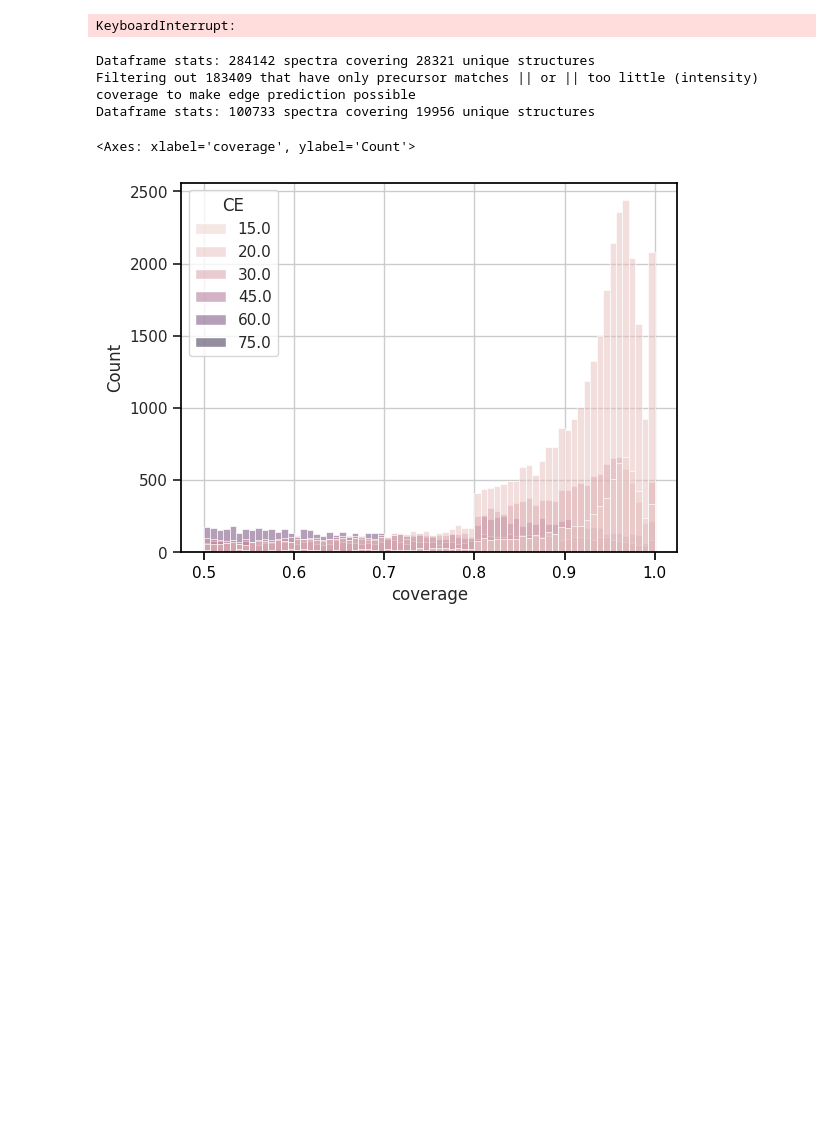
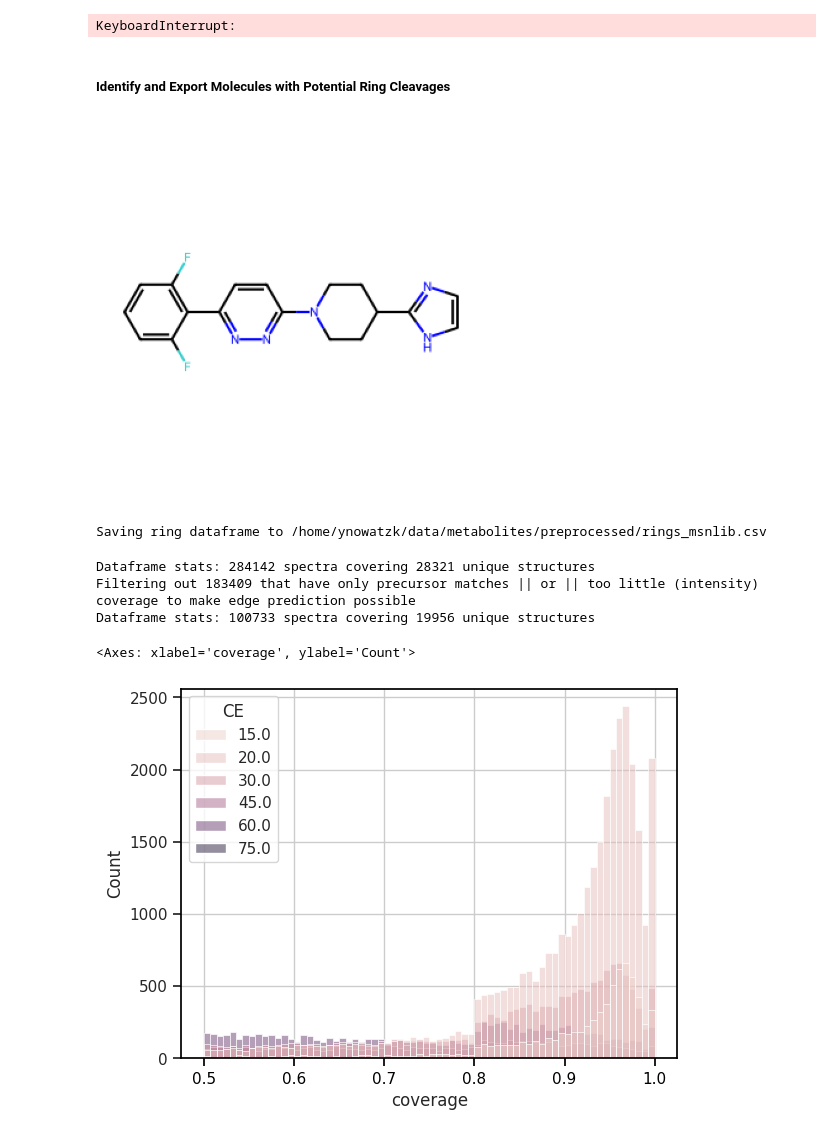
Before and after one commit to BAMeScience/fiora, a Jupyter notebook: lib_loader/msnlib_loader.ipynb, the cells around one changed output. Drawn from its saved outputs; the diff is of its cells as text; code cells hidden in the pictures; blank space fills up the shorter version.

Commit message:
Save ring dominated metabolites

```diff
--- a/lib_loader/msnlib_loader.ipynb
+++ b/lib_loader/msnlib_loader.ipynb
@@ -264,6 +264,28 @@ Num values in s_pseudo: 14655
 raise KeyboardInterrupt() #TODO continue here
 # %% [output]
 KeyboardInterrupt:
+# %% [markdown]
+##### Identify and Export Molecules with Potential Ring Cleavages
+# %%
+# TODO run this
+ring_condition = df["Metabolite"].apply(lambda x: (x.match_stats["coverage"] < 0.5) & bool(x.ring_proportion > 0.8))
+df_rings = df[ring_condition]
+
+# TODO continue
+# %%
+for i, d in df_rings.head(1).iterrows():
+    d["Metabolite"].draw()
+    plt.show()
+# %% [output]
+[figure, added]
+# %%
+save_rings: bool = False
+if save_rings:
+    path: str = f'{home}/data/metabolites/preprocessed/rings_msnlib.csv'
+    print(f"Saving ring dataframe to {path}")
+    df_rings.to_csv(path)
+# %% [output]
+Saving ring dataframe to /home/ynowatzk/data/metabolites/preprocessed/rings_msnlib.csv
 # %%
 df_backup = df.copy(deep=True)
 # %%
```
Also changed, not shown: parts of 5 cells of this notebook, 1 other file.
